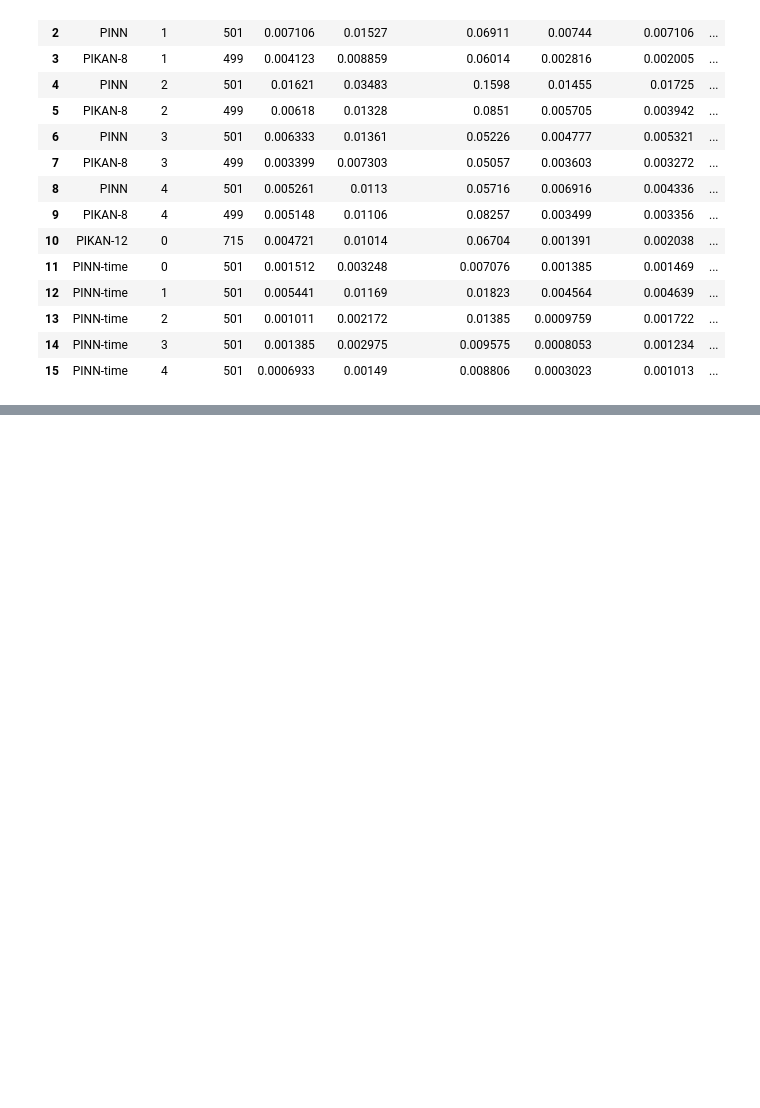
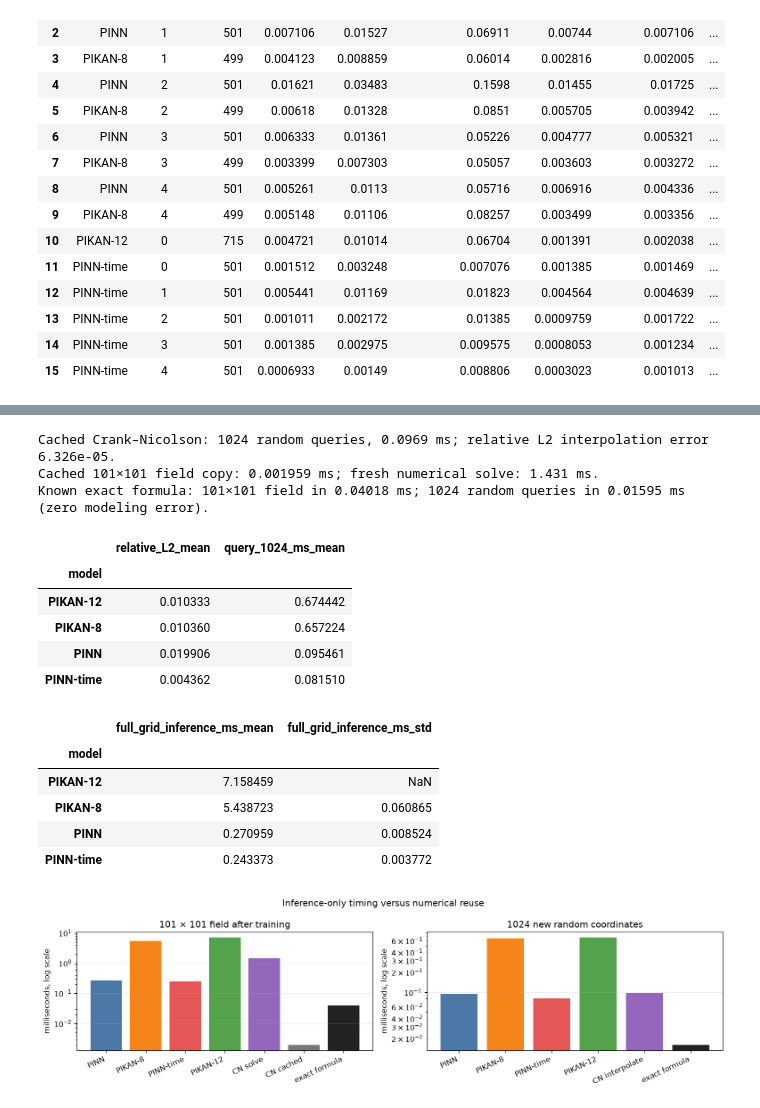
Before and after one commit to OussemaBenAmeur/Benchmark-Heat-Equation, a Jupyter notebook: PIKAN_Heat_Equation.ipynb, the cells around one changed output, grey strips where cells are left out. Saved outputs shown, nothing was run; the diff lists cells and outputs as text; code cells hidden in the pictures; blank space fills up the shorter version.

Commit message:
Add Crank-Nicolson baseline and repeated-query timing

```diff
--- a/PIKAN_Heat_Equation.ipynb
+++ b/PIKAN_Heat_Equation.ipynb
@@ -296,0 +409,71 @@ display(results.style.format({c: "{:.4g}" for c in results.select_dtypes("number
+# %%
+from scipy.interpolate import RegularGridInterpolator
+
+query_coords = torch.rand(1024, 2, generator=torch.Generator().manual_seed(29_029), dtype=DTYPE)
+query_numpy = query_coords.numpy().astype(np.float64)
+query_truth = exact_temperature(query_coords).detach().numpy().ravel()
+cn_interpolator = RegularGridInterpolator((cn_x, cn_t), cn_field, method="linear")
+cn_query_values = cn_interpolator(query_numpy)
+cn_query_error = float(np.linalg.norm(cn_query_values - query_truth) / np.linalg.norm(query_truth))
+cn_query_ms = 1000 * time_call(lambda: cn_interpolator(query_numpy), repeats=50)
+cn_cached_field_ms = 1000 * time_call(lambda: cn_field.copy(), repeats=50)
+exact_grid_ms = 1000 * time_call(lambda: exact_temperature(test_coords), repeats=50)
+exact_query_ms = 1000 * time_call(lambda: exact_temperature(query_coords), repeats=50)
+
+query_rows = []
+for key in RUNS:
+    model = models[key]
+    with torch.no_grad():
+        values = model(query_coords).numpy().ravel()
+        latency = 1000 * time_call(lambda m=model: m(query_coords), repeats=50)
+    query_rows.append({"model": key[0], "seed": key[1], "relative_L2": float(np.linalg.norm(values - query_truth) / np.linalg.norm(query_truth)),
+                       "query_1024_ms": latency})
+query_results = pd.DataFrame(query_rows)
+query_summary = query_results.groupby("model").agg(relative_L2_mean=("relative_L2", "mean"),
+                                                    query_1024_ms_mean=("query_1024_ms", "mean"))
+display(query_summary)
+print(f"Cached Crank–Nicolson: 1024 random queries, {cn_query_ms:.4g} ms; "
+      f"relative L2 interpolation error {cn_query_error:.4g}.")
+print(f"Cached 101×101 field copy: {cn_cached_field_ms:.4g} ms; "
+      f"fresh numerical solve: {1000 * cn_full_seconds:.4g} ms.")
+print(f"Known exact formula: 101×101 field in {exact_grid_ms:.4g} ms; "
+      f"1024 random queries in {exact_query_ms:.4g} ms (zero modeling error).")
+display(results.groupby("model").full_grid_inference_ms.agg(["mean", "std"]).rename(
+    columns={"mean": "full_grid_inference_ms_mean", "std": "full_grid_inference_ms_std"}))
+
+fig, axes = plt.subplots(1, 2, figsize=(13, 3.7))
+methods = ("PINN", "PIKAN-8", "PINN-time", "PIKAN-12")
+field_ms = [results.loc[results.model == name, "full_grid_inference_ms"].mean() for name in methods]
+axes[0].bar(range(7), field_ms + [1000 * cn_full_seconds, cn_cached_field_ms, exact_grid_ms],
+            color=["#4c78a8", "#f58518", "#e45756", "#54a24b", "#9467bd", "#777777", "#222222"])
+axes[0].set_xticks(range(7), [*methods, "CN solve", "CN cached", "exact formula"], rotation=25, ha="right")
+axes[0].set(ylabel="milliseconds, log scale", title="101 × 101 field after training")
+axes[0].set_yscale("log")
+query_ms = [query_summary.loc[name, "query_1024_ms_mean"] for name in methods]
+axes[1].bar(range(6), query_ms + [cn_query_ms, exact_query_ms],
+            color=["#4c78a8", "#f58518", "#e45756", "#54a24b", "#9467bd", "#222222"])
+axes[1].set_xticks(range(6), [*methods, "CN interpolate", "exact formula"], rotation=25, ha="right")
+axes[1].set(ylabel="milliseconds, log scale", title="1024 new random coordinates")
+axes[1].set_yscale("log")
+for ax in axes:
+    ax.grid(axis="y", alpha=.2)
+fig.suptitle("Inference-only timing versus numerical reuse")
+plt.tight_layout()
+plt.show()
+# %% [output]
+Cached Crank–Nicolson: 1024 random queries, 0.0969 ms; relative L2 interpolation error 6.326e-05.
+Cached 101×101 field copy: 0.001959 ms; fresh numerical solve: 1.431 ms.
+Known exact formula: 101×101 field in 0.04018 ms; 1024 random queries in 0.01595 ms (zero modeling error).
+|  | relative_L2_mean | query_1024_ms_mean |
+| model |  |  |
+| PIKAN-12 | 0.010333 | 0.674442 |
+| PIKAN-8 | 0.010360 | 0.657224 |
+| PINN | 0.019906 | 0.095461 |
+| PINN-time | 0.004362 | 0.081510 |
+|  | full_grid_inference_ms_mean | full_grid_inference_ms_std |
+| model |  |  |
+| PIKAN-12 | 7.158459 | NaN |
+| PIKAN-8 | 5.438723 | 0.060865 |
+| PINN | 0.270959 | 0.008524 |
+| PINN-time | 0.243373 | 0.003772 |
+[figure, added]
```
Also changed, not shown: parts of 3 cells of this notebook.
